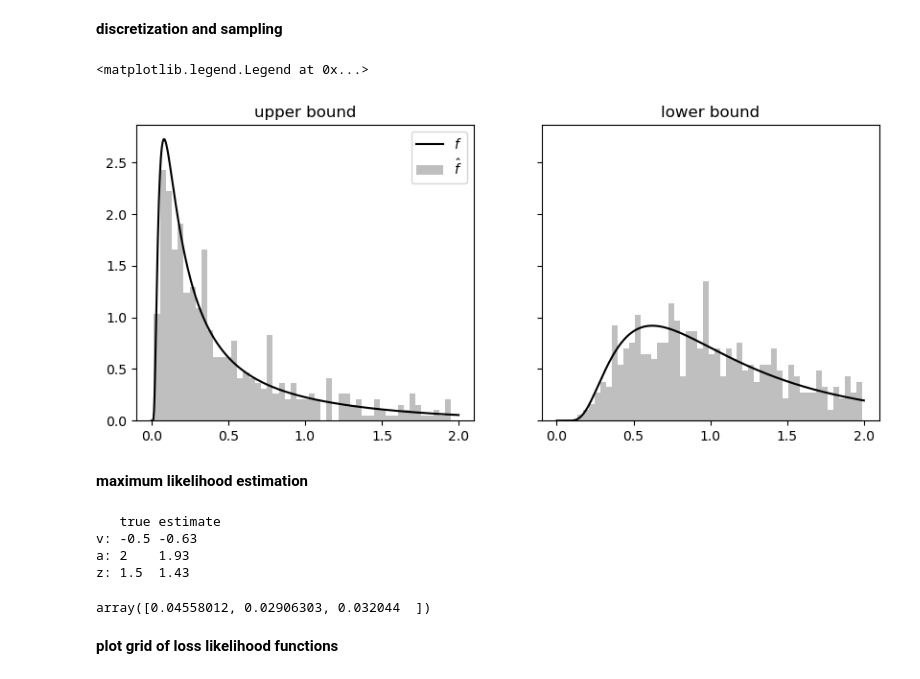
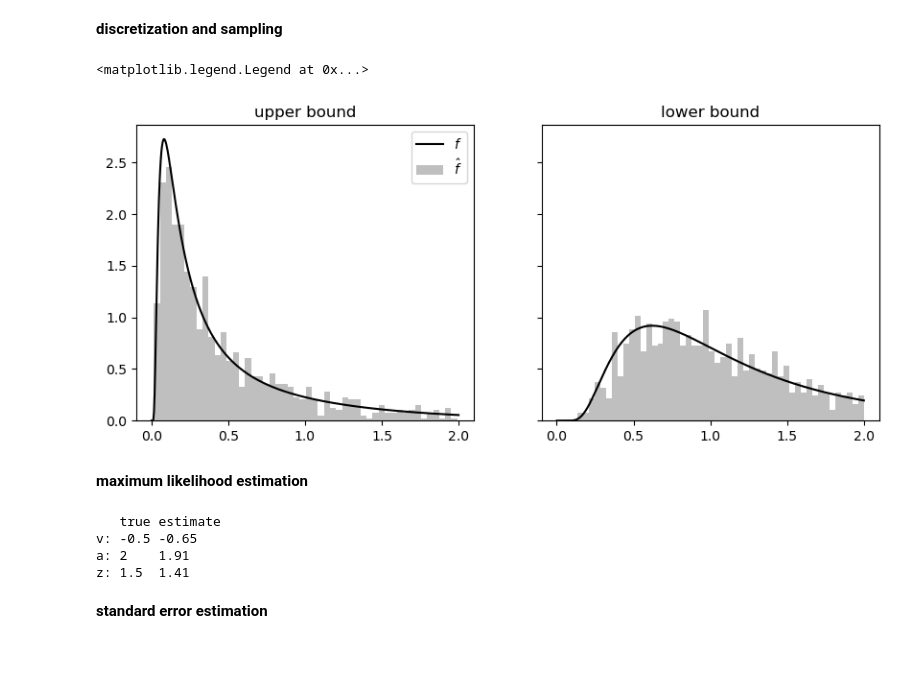
Before and after one commit to griegner/drift-diffusion, a Jupyter notebook: examples/07-navarro-2009-pdf.ipynb, the cells around one changed output. Drawn from its saved outputs; the diff is of its cells as text; code cells hidden in the pictures.

```diff
--- a/examples/07-navarro-2009-pdf.ipynb
+++ b/examples/07-navarro-2009-pdf.ipynb
@@ -121,57 +122,53 @@ axs[1].plot(and_sol.t_domain, cn_sol.pdf(choice="error"), ls=":", c="r")
 # %%
 def sample_from_pdf(ts, v, a, z, boundary="lower", n_samples=10, seed=0):
     rng = np.random.default_rng(seed=seed)
     pdf_ = pdf(ts, v, a, z, boundary=boundary)
     probs_ = pdf_ / np.sum(pdf_)  # probabilities sum to 1
     return rng.choice(ts, size=n_samples, p=probs_)
 
 
-n_samples = 500
+n_samples = 1000
 samples_upper = sample_from_pdf(ts, **nav_params, boundary="upper", n_samples=n_samples)
 samples_lower = sample_from_pdf(ts, **nav_params, boundary="lower", n_samples=n_samples)
 
 fig, axs = plt.subplots(ncols=2, figsize=(10, 4), sharex=True, sharey=True)
 axs[0].set_title("upper bound")
 axs[0].plot(ts, pdf_upper / (np.sum(pdf_upper) * (tmax - tmin) / num), c="k", label=r"$f$")
 axs[0].hist(samples_upper, bins=50, density=True, color="k", alpha=0.25, label=r"$\hat f$")
 
 axs[1].set_title("lower bound")
 axs[1].plot(ts, pdf_lower / (np.sum(pdf_lower) * (tmax - tmin) / num), c="k")
 axs[1].hist(samples_lower, bins=50, density=True, color="k", alpha=0.25)
 axs[0].legend()
 # %% [output]
 <matplotlib.legend.Legend at 0x...>
-[figure, old version]
+[figure, new version]
 # %% [markdown]
 **maximum likelihood estimation**
 # %%
-from scipy.optimize import minimize
+def loglikelihood(params, samples_upper, samples_lower, epsilon=1e-10):
+    likelihoods_upper = np.log(pdf(samples_upper, *params, boundary="upper") + epsilon)
+    likelihoods_lower = np.log(pdf(samples_lower, *params, boundary="lower") + epsilon)
+    return np.concatenate([likelihoods_upper, likelihoods_lower])
 
 
-def loss_likelihood(params, samples_upper, samples_lower, epsilon=1e-10):
-    """negative log likelihood"""
-    loglikelihood = 0
-
-    likelihoods_upper = pdf(samples_upper, *params, boundary="upper")
-    loglikelihood += np.sum(np.log(likelihoods_upper + epsilon))
-
-    likelihoods_lower = pdf(samples_lower, *params, boundary="lower")
-    loglikelihood += np.sum(np.log(likelihoods_lower + epsilon))
-
-    return -loglikelihood
+def lossloglikelihood(params, samples_upper, samples_lower):
+    loglikelihood_ = loglikelihood(params, samples_upper, samples_lower)
+    return -np.sum(loglikelihood_)
 
 
-# derivates of loss_likelihood
-jacobian_ = jacobian(loss_likelihood)
-hessian_ = hessian(loss_likelihood)
+# define autograd derivatives
+ll_jacobian = jacobian(loglikelihood)
+lll_jacobian = jacobian(lossloglikelihood)
+lll_hessian = hessian(lossloglikelihood)
 
 fit = minimize(
-    fun=loss_likelihood,
+    fun=lossloglikelihood,
     x0=[0.1, 1.0, 0.1],
     args=(samples_upper, samples_lower),
     method="Newton-CG",
-    jac=jacobian_,
-    hess=hessian_,
+    jac=lll_jacobian,
+    hess=lll_hessian,
 )
 print(
     "   true\testimate",
@@ -182,14 +179,8 @@ print(
 )
 # %% [output]
    true estimate
-v: -0.5 -0.63
-a: 2    1.93
-z: 1.5  1.43
+v: -0.5 -0.65
+a: 2    1.91
+z: 1.5  1.41
-# %%
-hessian_inv_ = np.linalg.inv(hessian_(fit.x, samples_upper, samples_lower))
-stderrs_ = np.sqrt(np.diag(hessian_inv_))
-stderrs_
-# %% [output]
-array([0.04558012, 0.02906303, 0.032044  ])
-# %% [markdown]
-**plot grid of loss likelihood functions**
+# %% [markdown]
+**standard error estimation**
```
Also changed, not shown: parts of 2 cells of this notebook.
